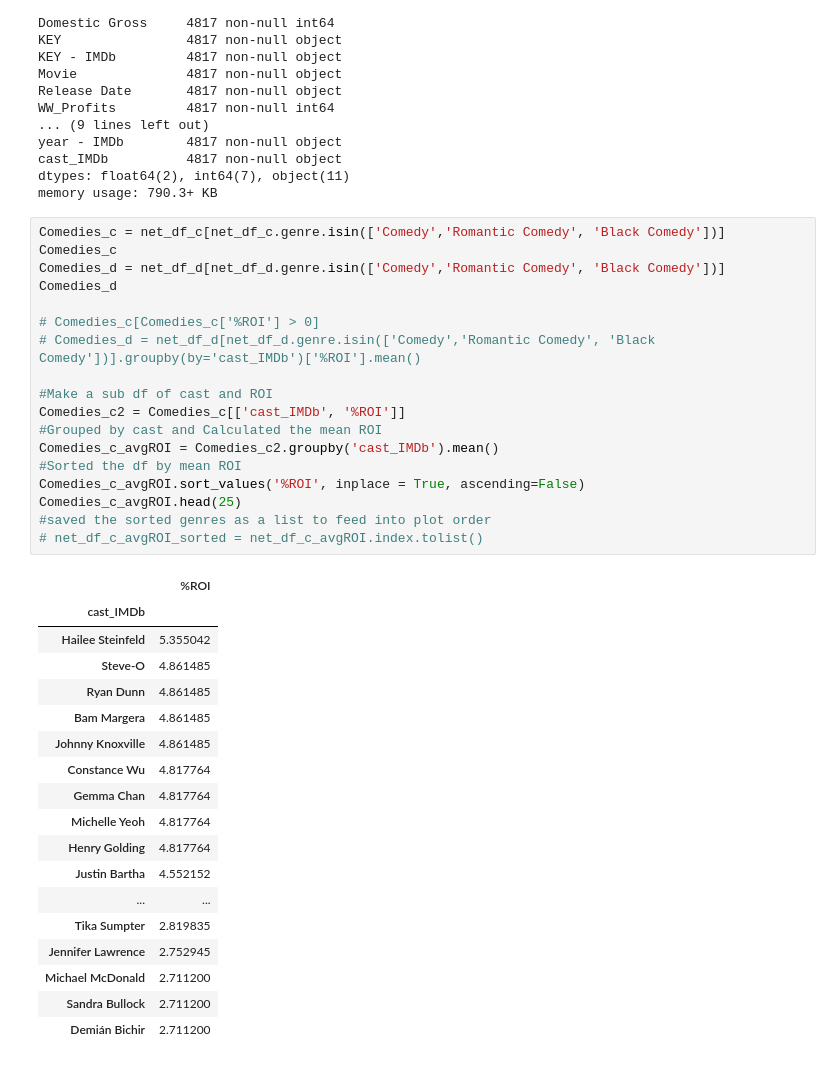
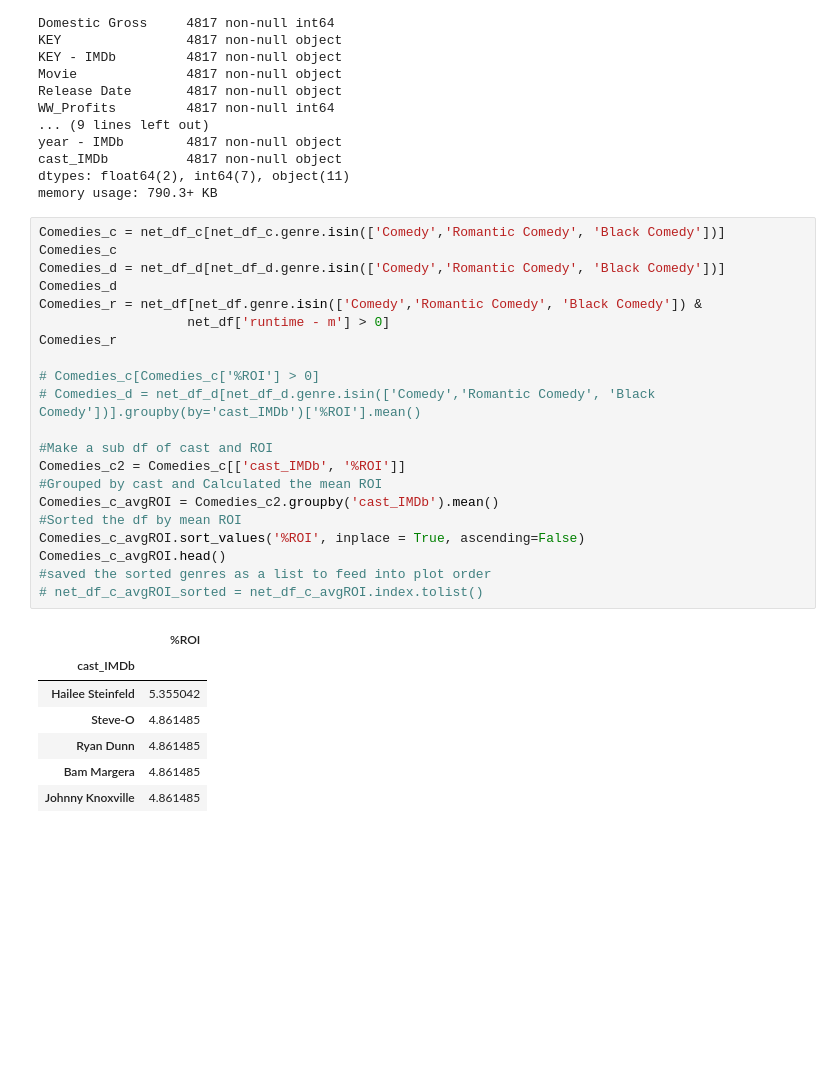
Before and after one commit to CristinaTRico/Mod1Project, a Jupyter notebook: CLE_scratch.ipynb, the cells around one changed output. Drawn from its saved outputs; the diff is of its cells as text; blank space fills up the shorter version.

```diff
--- a/CLE_scratch.ipynb
+++ b/CLE_scratch.ipynb
@@ -422,40 +423,32 @@ memory usage: 790.3+ KB
 # %%
 Comedies_c = net_df_c[net_df_c.genre.isin(['Comedy','Romantic Comedy', 'Black Comedy'])]
 Comedies_c
 Comedies_d = net_df_d[net_df_d.genre.isin(['Comedy','Romantic Comedy', 'Black Comedy'])]
 Comedies_d
+Comedies_r = net_df[net_df.genre.isin(['Comedy','Romantic Comedy', 'Black Comedy']) &
+                   net_df['runtime - m'] > 0]
+Comedies_r
 
 # Comedies_c[Comedies_c['%ROI'] > 0]
 # Comedies_d = net_df_d[net_df_d.genre.isin(['Comedy','Romantic Comedy', 'Black Comedy'])].groupby(by='cast_IMDb')['%ROI'].mean()
 
 #Make a sub df of cast and ROI
 Comedies_c2 = Comedies_c[['cast_IMDb', '%ROI']]
 #Grouped by cast and Calculated the mean ROI
 Comedies_c_avgROI = Comedies_c2.groupby('cast_IMDb').mean()
 #Sorted the df by mean ROI
 Comedies_c_avgROI.sort_values('%ROI', inplace = True, ascending=False)
-Comedies_c_avgROI.head(25)
+Comedies_c_avgROI.head()
 #saved the sorted genres as a list to feed into plot order
 # net_df_c_avgROI_sorted = net_df_c_avgROI.index.tolist()
 # %% [output]
 |  | %ROI |
 | cast_IMDb |  |
 | Hailee Steinfeld | 5.355042 |
 | Steve-O | 4.861485 |
 | Ryan Dunn | 4.861485 |
 | Bam Margera | 4.861485 |
 | Johnny Knoxville | 4.861485 |
-| Constance Wu | 4.817764 |
-| Gemma Chan | 4.817764 |
-| Michelle Yeoh | 4.817764 |
-| Henry Golding | 4.817764 |
-| Justin Bartha | 4.552152 |
-| ... | ... |
-| Tika Sumpter | 2.819835 |
-| Jennifer Lawrence | 2.752945 |
-| Michael McDonald | 2.711200 |
-| Sandra Bullock | 2.711200 |
-| Demián Bichir | 2.711200 |
 # %%
 #Make a sub df of cast and ROI
 Comedies_d2 = Comedies_d[['directors_IMDb', '%ROI']]
```
Also changed, not shown: parts of 12 cells of this notebook.
